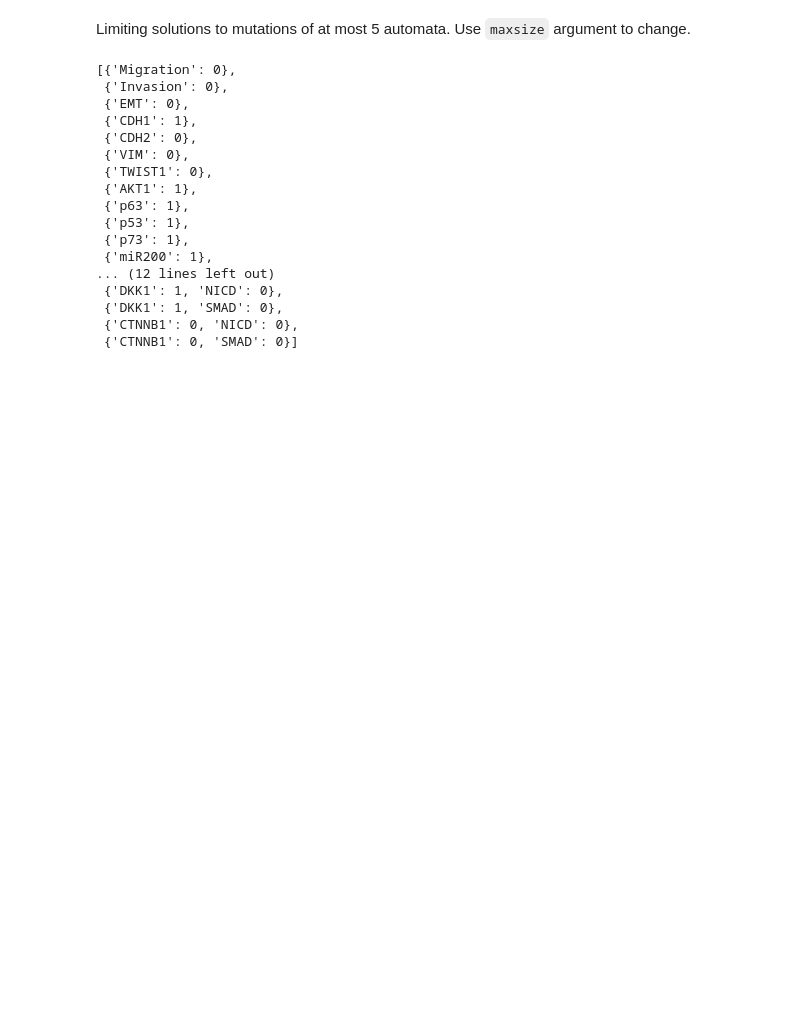
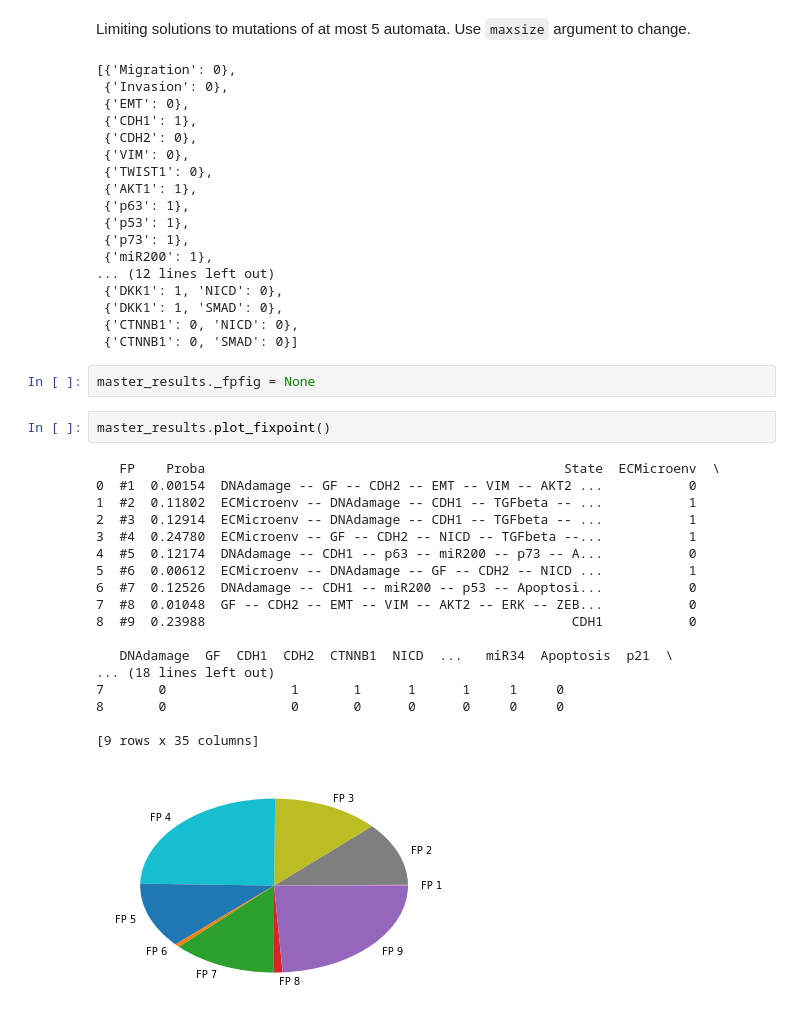
Before and after one commit to thenlevy/pyMaBoSS, a Jupyter notebook: notebook/Example.ipynb, the cells around one changed output. Cells and saved outputs as stored; diff of their text form; blank space fills up the shorter version.

```diff
--- a/notebook/Example.ipynb
+++ b/notebook/Example.ipynb
@@ -123,3 +96,26 @@ Limiting solutions to mutations of at most 5 automata. Use `maxsize` argument to
  {'DKK1': 1, 'SMAD': 0},
  {'CTNNB1': 0, 'NICD': 0},
  {'CTNNB1': 0, 'SMAD': 0}]
+# %%
+master_results._fpfig = None
+# %%
+master_results.plot_fixpoint()
+# %% [output]
+   FP    Proba                                              State  ECMicroenv  \
+0  #1  0.00154  DNAdamage -- GF -- CDH2 -- EMT -- VIM -- AKT2 ...           0
+1  #2  0.11802  ECMicroenv -- DNAdamage -- CDH1 -- TGFbeta -- ...           1
+2  #3  0.12914  ECMicroenv -- DNAdamage -- CDH1 -- TGFbeta -- ...           1
+3  #4  0.24780  ECMicroenv -- GF -- CDH2 -- NICD -- TGFbeta --...           1
+4  #5  0.12174  DNAdamage -- CDH1 -- p63 -- miR200 -- p73 -- A...           0
+5  #6  0.00612  ECMicroenv -- DNAdamage -- GF -- CDH2 -- NICD ...           1
+6  #7  0.12526  DNAdamage -- CDH1 -- miR200 -- p53 -- Apoptosi...           0
+7  #8  0.01048  GF -- CDH2 -- EMT -- VIM -- AKT2 -- ERK -- ZEB...           0
+8  #9  0.23988                                               CDH1           0
+
+   DNAdamage  GF  CDH1  CDH2  CTNNB1  NICD  ...   miR34  Apoptosis  p21  \
+... (18 lines left out)
+7       0                1       1      1      1     1     0
+8       0                0       0      0      0     0     0
+
+[9 rows x 35 columns]
+[figure, added]
```
Also changed, not shown: parts of 11 cells of this notebook, 4 other files.
